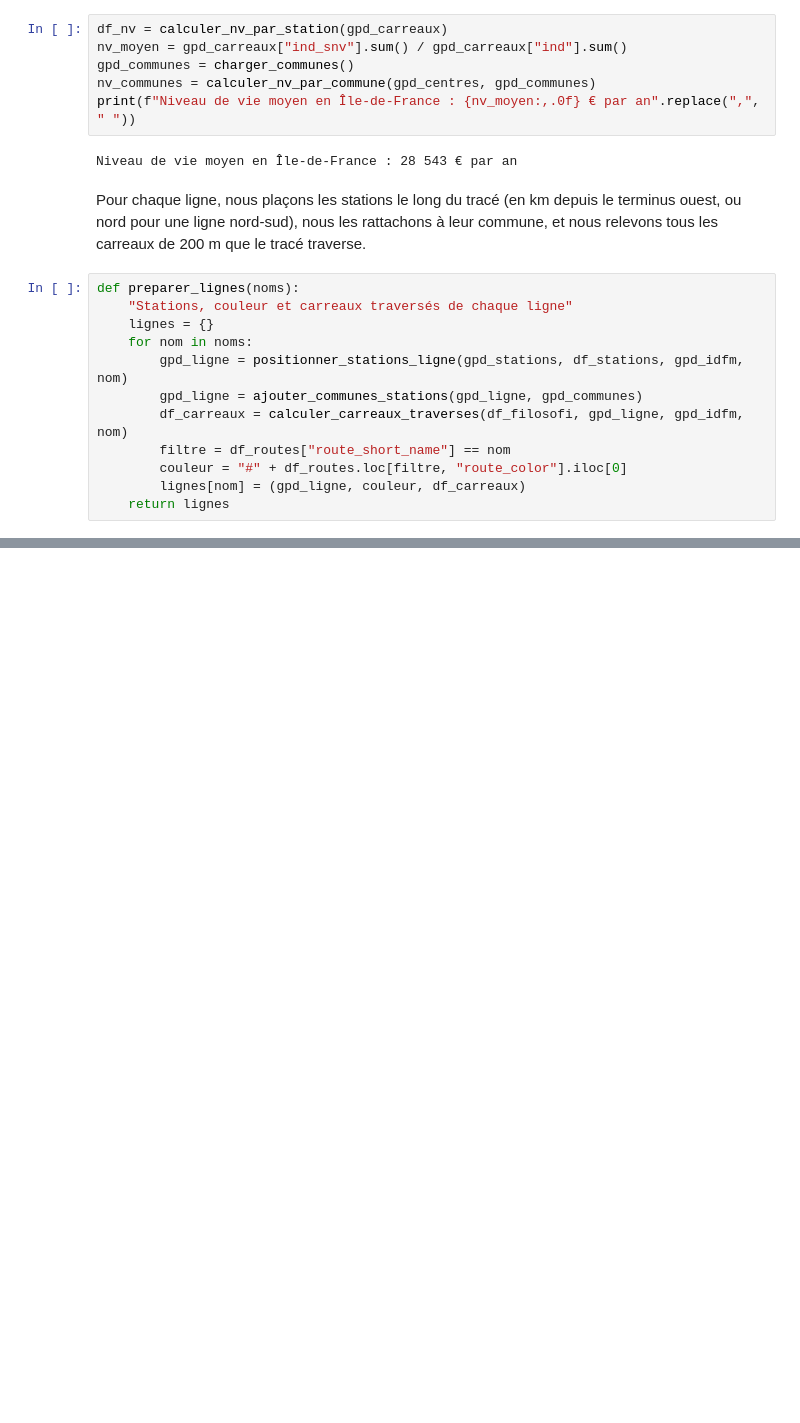
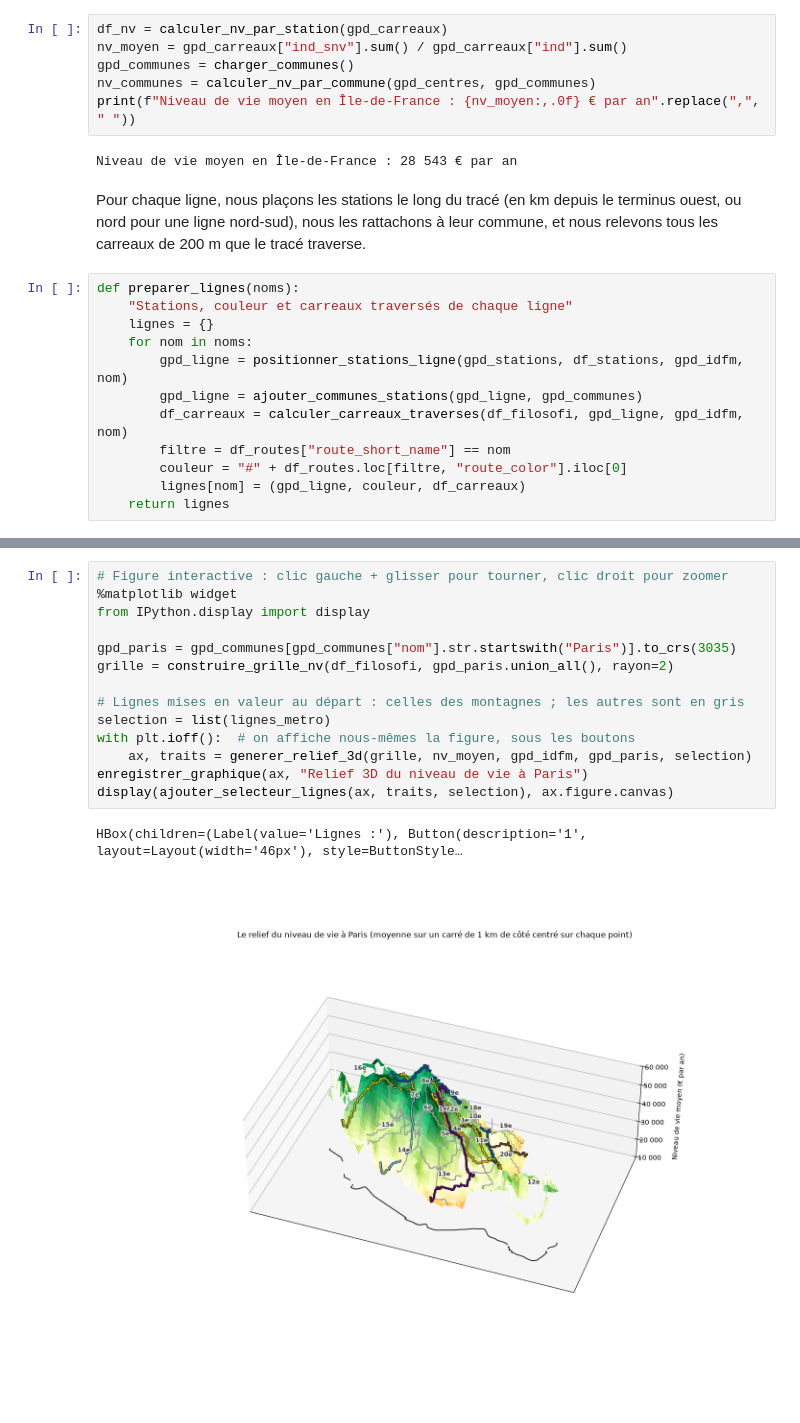
Before and after one commit to emmaganneval-proj/python_datascience_liuqi, a Jupyter notebook: montagnes.ipynb, the cells around one changed output, grey strips where cells are left out. Drawn from its saved outputs; the diff is of its cells as text; blank space fills up the shorter version.

```diff
--- a/montagnes.ipynb
+++ b/montagnes.ipynb
@@ -170,0 +241,17 @@ plt.show()
+# %%
+# Figure interactive : clic gauche + glisser pour tourner, clic droit pour zoomer
+%matplotlib widget
+from IPython.display import display
+
+gpd_paris = gpd_communes[gpd_communes["nom"].str.startswith("Paris")].to_crs(3035)
+grille = construire_grille_nv(df_filosofi, gpd_paris.union_all(), rayon=2)
+
+# Lignes mises en valeur au départ : celles des montagnes ; les autres sont en gris
+selection = list(lignes_metro)
+with plt.ioff():  # on affiche nous-mêmes la figure, sous les boutons
+    ax, traits = generer_relief_3d(grille, nv_moyen, gpd_idfm, gpd_paris, selection)
+enregistrer_graphique(ax, "Relief 3D du niveau de vie à Paris")
+display(ajouter_selecteur_lignes(ax, traits, selection), ax.figure.canvas)
+# %% [output]
+HBox(children=(Label(value='Lignes :'), Button(description='1', layout=Layout(width='46px'), style=ButtonStyle…
+[figure, added]
```
Also changed, not shown: parts of 36 cells of this notebook, 21 other files.
